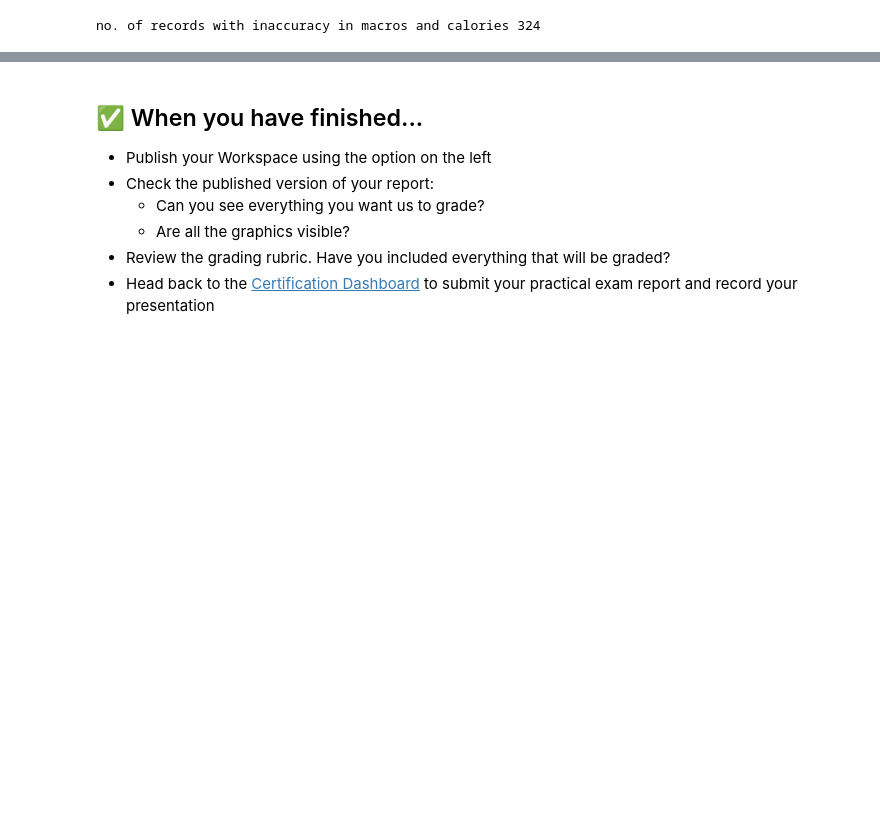
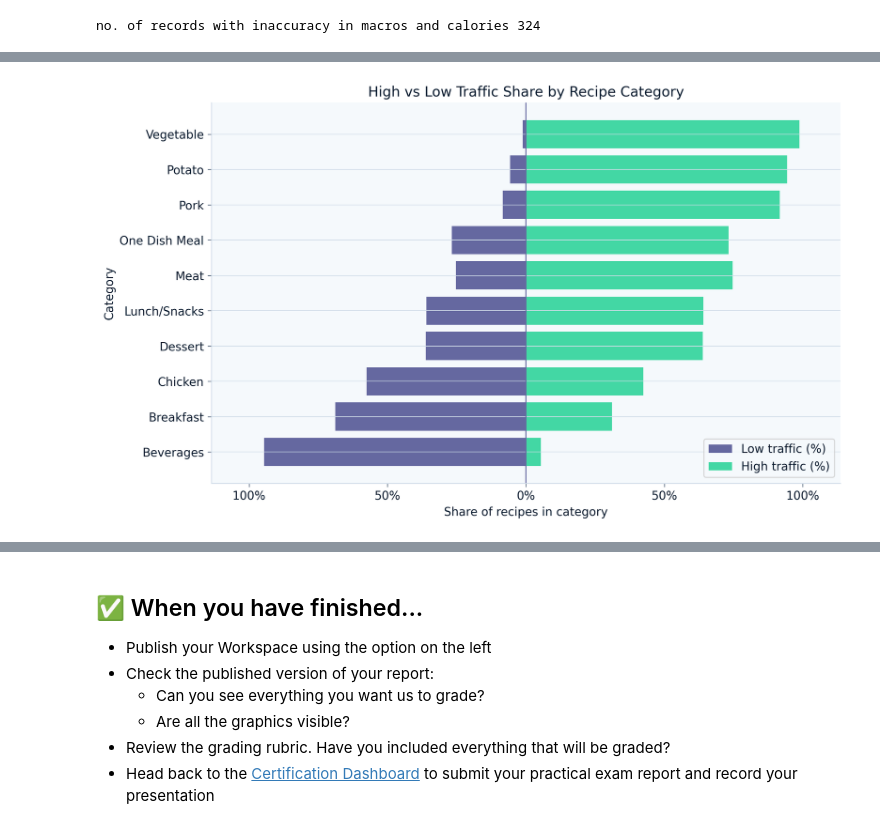
Before and after one commit to shashankgarewal/datacamp, a Jupyter notebook: notebook.ipynb, the cells around one changed output, grey strips where cells are left out. Drawn from its saved outputs; the diff is of its cells as text; code cells hidden in the pictures; blank space fills up the shorter version.

```diff
--- a/notebook.ipynb
+++ b/notebook.ipynb
@@ -256,0 +292,40 @@ Add inauc feature to incorporate this effect in modeling.
+# %%
+counts = (
+    df_clean.groupby(["category", "high_traffic_binary"])
+      .size()
+      .unstack(fill_value=0)
+)
+
+# Ensure both columns exist
+for col in [1, 0]:
+    if col not in counts.columns:
+        counts[col] = 0
+
+share = counts.div(counts.sum(axis=1), axis=0) * 100
+
+low_vals = -share[0].values
+high_vals = share[1].values
+cats = share.index.astype(str)
+y = np.arange(len(cats))
+
+plt.figure(figsize=(10, 6))
+plt.barh(y, low_vals, label="Low traffic (%)")
+plt.barh(y, high_vals, label="High traffic (%)")
+
+plt.yticks(y, cats)
+plt.axvline(0, linewidth=1)
+
+max_abs = max(np.abs(low_vals).max(), np.abs(high_vals).max())
+plt.xlim(-max_abs * 1.15, max_abs * 1.15)
+
+xticks = plt.gca().get_xticks()
+plt.gca().set_xticklabels([f"{abs(t):.0f}%" for t in xticks])
+
+plt.title("High vs Low Traffic Share by Recipe Category")
+plt.xlabel("Share of recipes in category")
+plt.ylabel("Category")
+plt.legend(loc="lower right")
+plt.tight_layout()
+plt.show()
+# %% [output]
+[figure, added]
```
Also changed, not shown: parts of 13 cells of this notebook.
